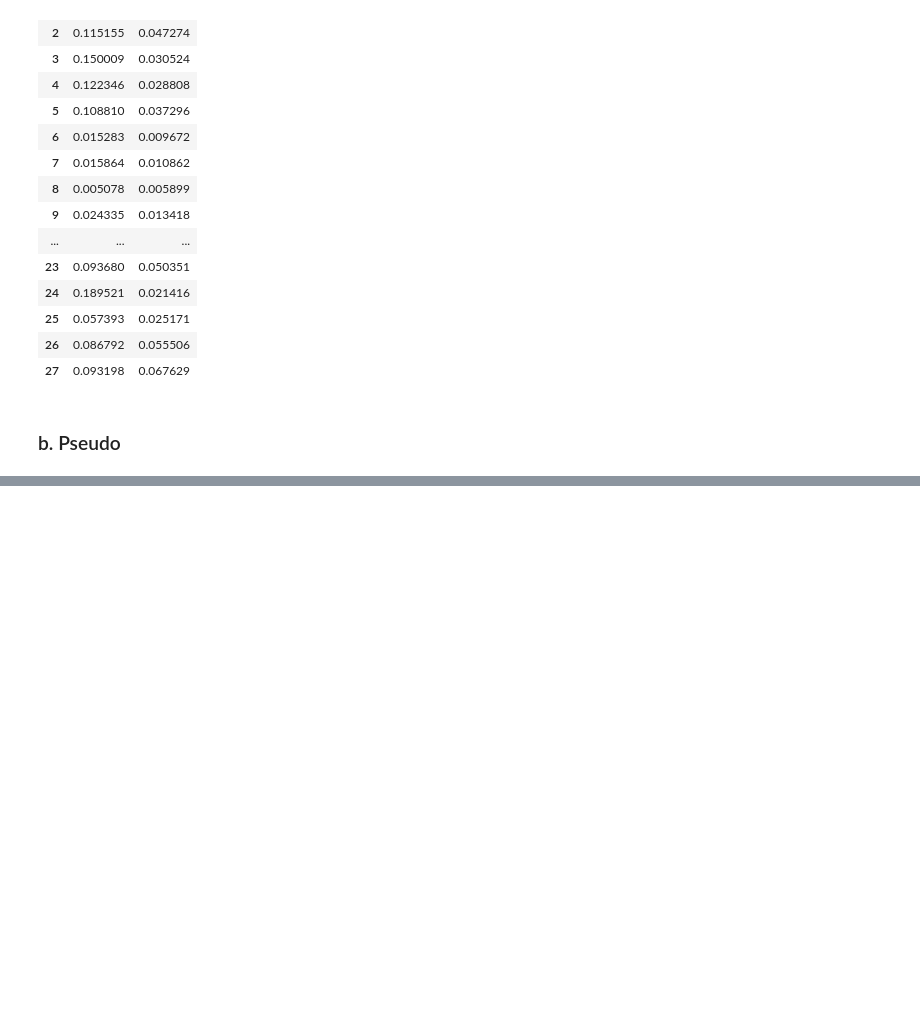
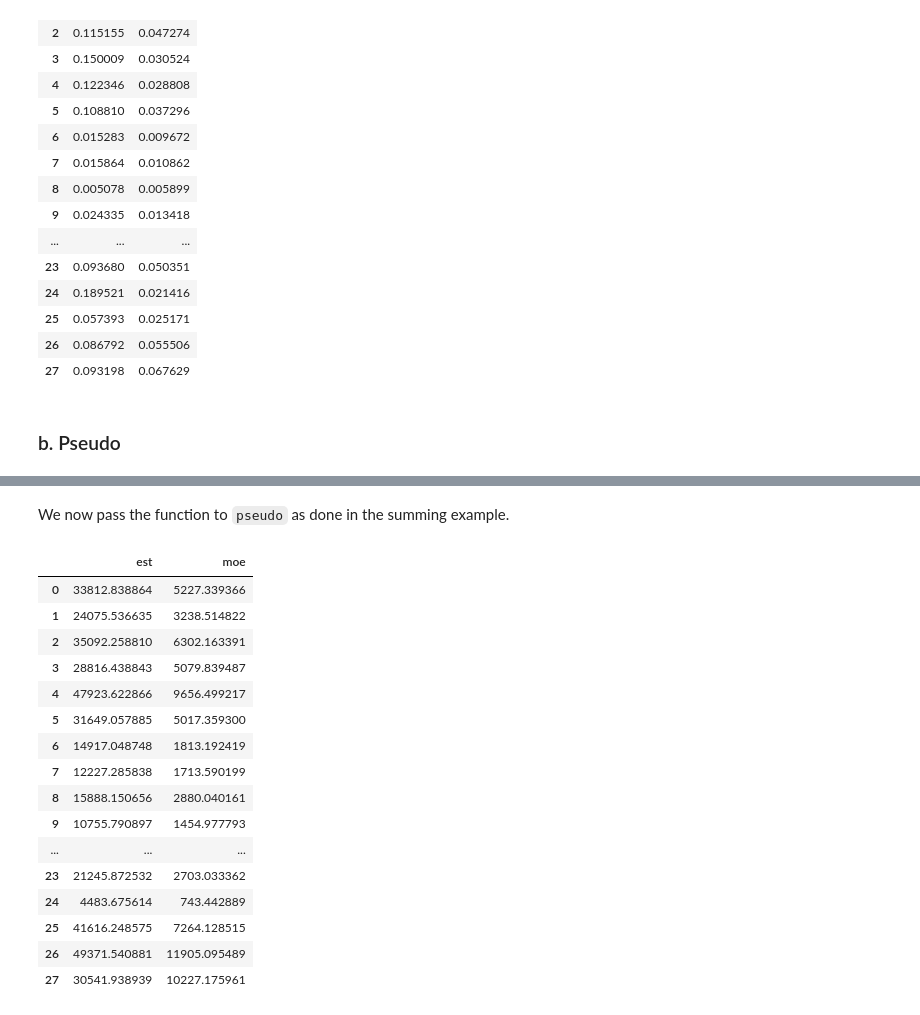
Before and after one commit to cenpy-devs/cenpy, a Jupyter notebook: notebooks/moe_demo.ipynb, the cells around one changed output, grey strips where cells are left out. Saved outputs shown, nothing was run; the diff lists cells and outputs as text; code cells hidden in the pictures; blank space fills up the shorter version.

```diff
--- a/notebooks/moe_demo.ipynb
+++ b/notebooks/moe_demo.ipynb
@@ -199,0 +238,26 @@ The pseudo approach generates random draws from a distribution around each publi
+# %% [markdown]
+We now pass the function to `pseudo` as done in the summing example.
+# %%
+#Ratio
+pseudo_results_ratio = pseudo_utils.pseudo(get_div,
+                                           ests=data_E[['B19313_001E','B01003_001E']],
+                                           moes=data_M[['B19313_001M','B01003_001M']])
+pseudo_results_ratio
+# %% [output]
+|  | est | moe |
+| 0 | 33812.838864 | 5227.339366 |
+| 1 | 24075.536635 | 3238.514822 |
+| 2 | 35092.258810 | 6302.163391 |
+| 3 | 28816.438843 | 5079.839487 |
+| 4 | 47923.622866 | 9656.499217 |
+| 5 | 31649.057885 | 5017.359300 |
+| 6 | 14917.048748 | 1813.192419 |
+| 7 | 12227.285838 | 1713.590199 |
+| 8 | 15888.150656 | 2880.040161 |
+| 9 | 10755.790897 | 1454.977793 |
+| ... | ... | ... |
+| 23 | 21245.872532 | 2703.033362 |
+| 24 | 4483.675614 | 743.442889 |
+| 25 | 41616.248575 | 7264.128515 |
+| 26 | 49371.540881 | 11905.095489 |
+| 27 | 30541.938939 | 10227.175961 |
```
Also changed, not shown: parts of 14 cells of this notebook.
